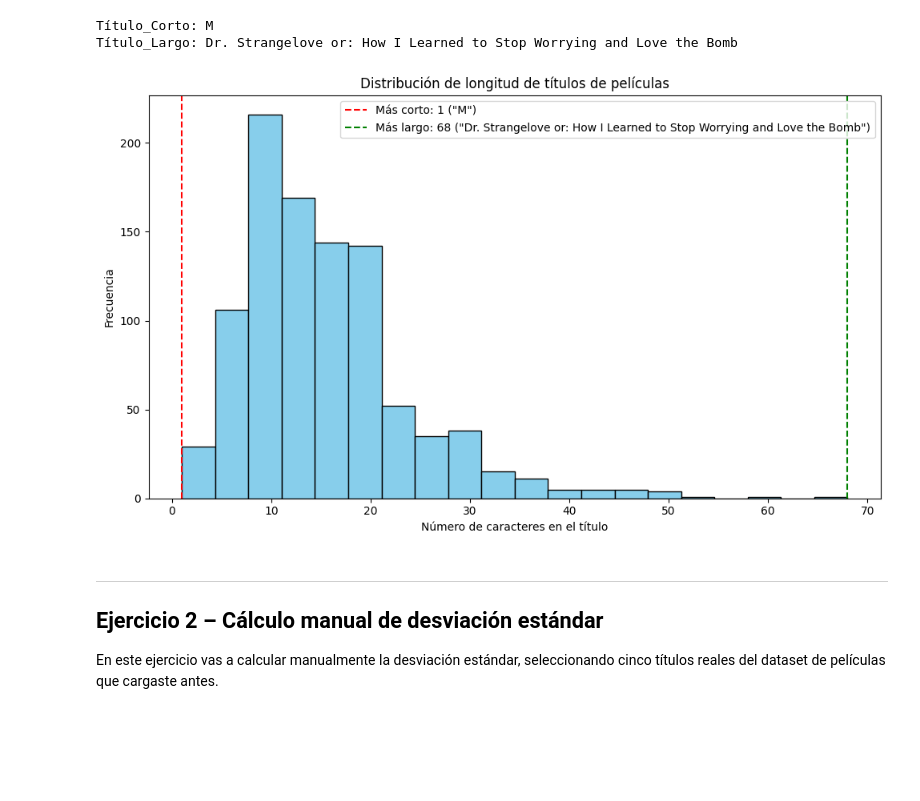
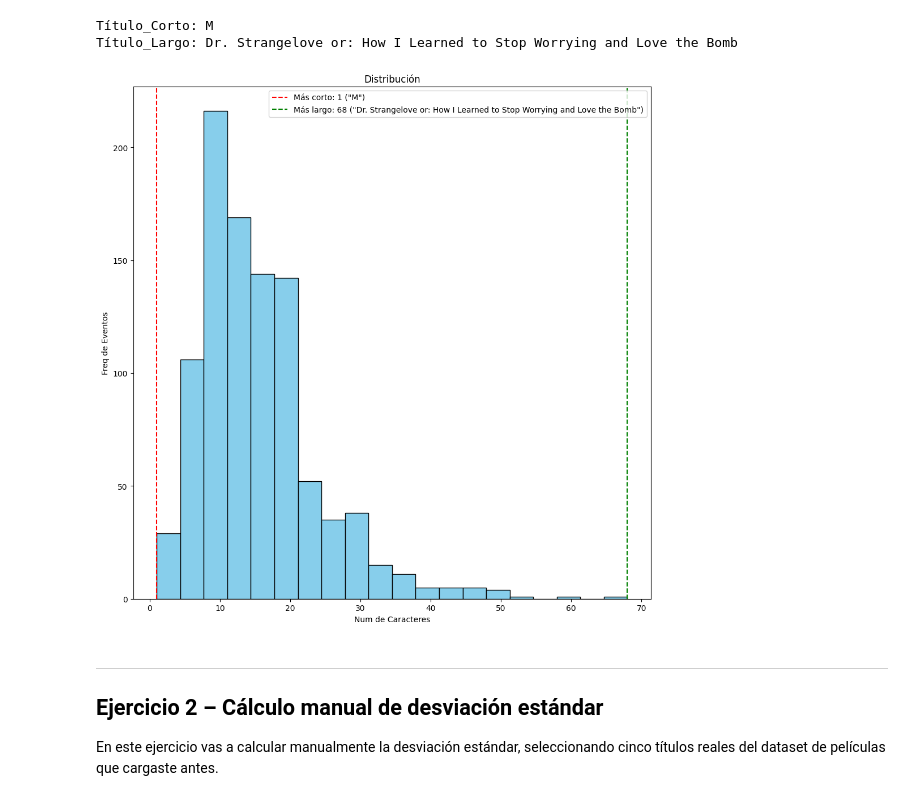
Before and after one commit to pcaliman2/descriptive-statistics-exercises-project-with-python, a Jupyter notebook: notebook/problems.es.ipynb, the cells around one changed output. Cells and saved outputs as stored; diff of their text form; code cells hidden in the pictures; blank space fills up the shorter version.

```diff
--- a/notebook/problems.es.ipynb
+++ b/notebook/problems.es.ipynb
@@ -104,27 +104,27 @@ Título_Largo: Dr. Strangelove or: How I Learned to Stop Worrying and Love the B
 # %%
 # grafica tus resultados
 min_len = df["Long_Titulo"].min()
 max_len = df["Long_Titulo"].max()
 titulo_corto = df.loc[df["Long_Titulo"].idxmin(), "title"]
 titulo_largo = df.loc[df["Long_Titulo"].idxmax(), "title"]
 
 # Crear histograma
-plt.figure(figsize=(10, 6))
+plt.figure(figsize=(10, 10))
 plt.hist(df["Long_Titulo"], bins=20, color='skyblue', edgecolor='black')
 plt.axvline(min_len, color='red', linestyle='--', label=f'Más corto: {min_len} ("{titulo_corto}")')
 plt.axvline(max_len, color='green', linestyle='--', label=f'Más largo: {max_len} ("{titulo_largo}")')
 
 # Etiquetas y título
-plt.title("Distribución de longitud de títulos de películas")
-plt.xlabel("Número de caracteres en el título")
-plt.ylabel("Frecuencia")
+plt.title("Distribución")
+plt.xlabel("Num de Caracteres")
+plt.ylabel("Freq de Eventos")
 plt.legend(loc="upper right")
 plt.tight_layout()
 
 # Mostrar gráfico
 plt.show()
 # %% [output]
-[figure, old version]
+[figure, new version]
 # %% [markdown]
 ---
 
```
